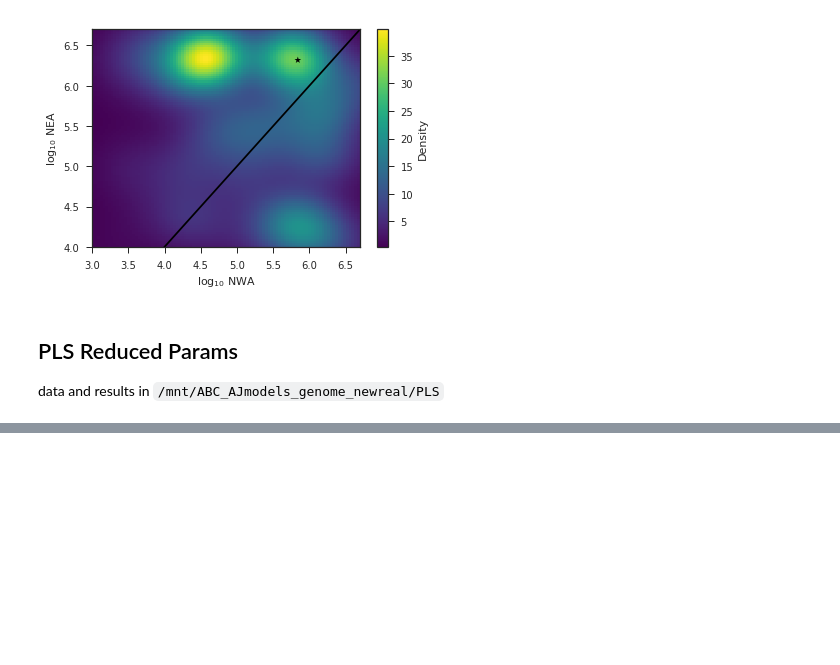
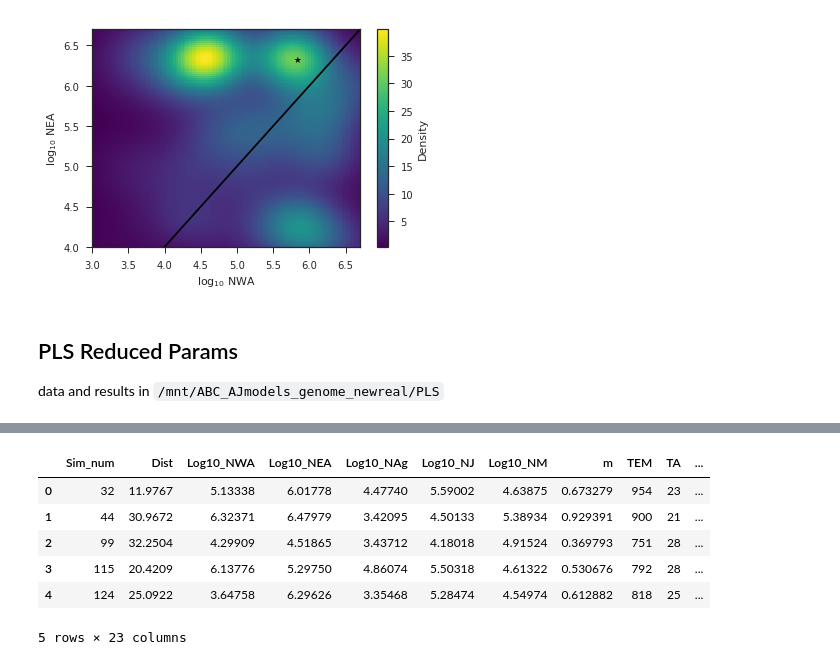
Before and after one commit to agladstein/ABC_results_AJ, a Jupyter notebook: genome_AJmodels/assess_ABCtoolbox.ipynb, the cells around one changed output, grey strips where cells are left out. Cells and saved outputs as stored; diff of their text form; code cells hidden in the pictures; blank space fills up the shorter version.

```diff
--- a/genome_AJmodels/assess_ABCtoolbox.ipynb
+++ b/genome_AJmodels/assess_ABCtoolbox.ipynb
@@ -488,0 +551,11 @@ data and results in `/mnt/ABC_AJmodels_genome_newreal/PLS`
+# %%
+truncated_pls = pd.read_csv(BestSimsParamStats_name, sep = '\t')
+truncated_pls.head()
+# %% [output]
+|  | Sim_num | Dist | Log10_NWA | Log10_NEA | Log10_NAg | Log10_NJ | Log10_NM | m | TEM | TA | ... |
+| 0 | 32 | 11.9767 | 5.13338 | 6.01778 | 4.47740 | 5.59002 | 4.63875 | 0.673279 | 954 | 23 | ... |
+| 1 | 44 | 30.9672 | 6.32371 | 6.47979 | 3.42095 | 4.50133 | 5.38934 | 0.929391 | 900 | 21 | ... |
+| 2 | 99 | 32.2504 | 4.29909 | 4.51865 | 3.43712 | 4.18018 | 4.91524 | 0.369793 | 751 | 28 | ... |
+| 3 | 115 | 20.4209 | 6.13776 | 5.29750 | 4.86074 | 5.50318 | 4.61322 | 0.530676 | 792 | 28 | ... |
+| 4 | 124 | 25.0922 | 3.64758 | 6.29626 | 3.35468 | 5.28474 | 4.54974 | 0.612882 | 818 | 25 | ... |
+5 rows × 23 columns
```
Also changed, not shown: parts of 8 cells of this notebook.
